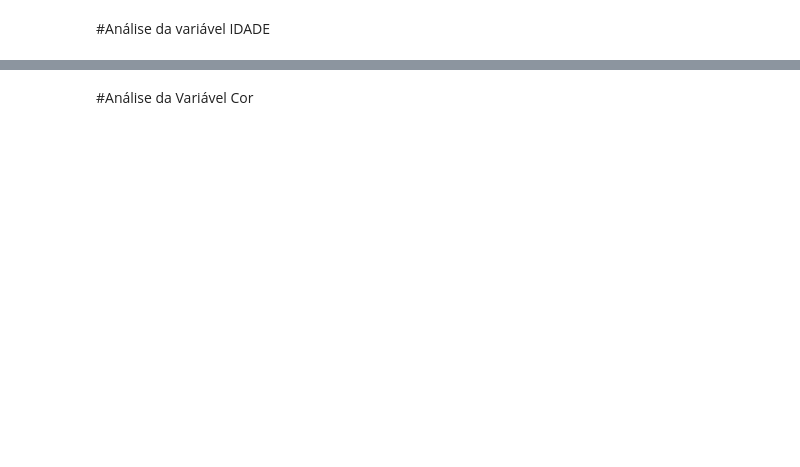
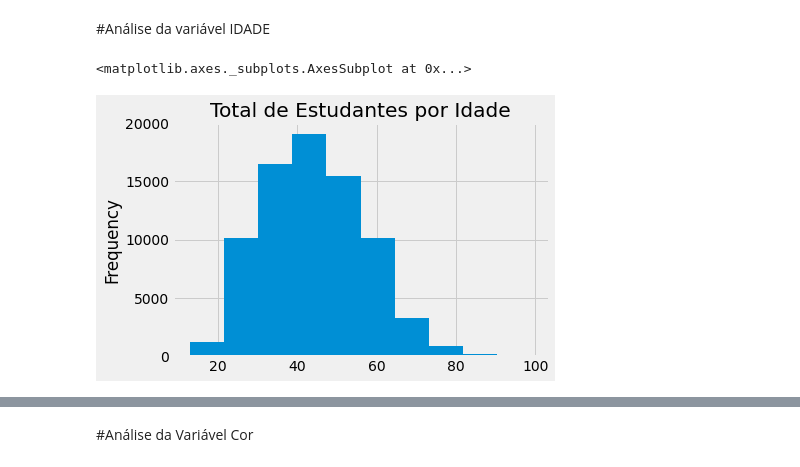
Before and after one commit to OficinaUNB/LearningAnalyticsBiblioteconomiaUNB, a Jupyter notebook: notebooks/notebook_1.ipynb, the cells around one changed output, grey strips where cells are left out. Cells and saved outputs as stored; diff of their text form; code cells hidden in the pictures; blank space fills up the shorter version.

```diff
--- a/notebooks/notebook_1.ipynb
+++ b/notebooks/notebook_1.ipynb
@@ -400,6 +385,9 @@ Text(0.5, 1.0, 'Frequência de pessoas por Sexo')
 # %% [markdown]
 #Análise da variável IDADE
 # %%
-plt.title("Total de pessoas por Idade")
+plt.title("Total de Estudantes por Idade")
 df["Idade"].plot(kind = 'hist')
+# %% [output]
+<matplotlib.axes._subplots.AxesSubplot at 0x...>
+[figure, added]
 # %%
```
Also changed, not shown: parts of 35 cells of this notebook.
